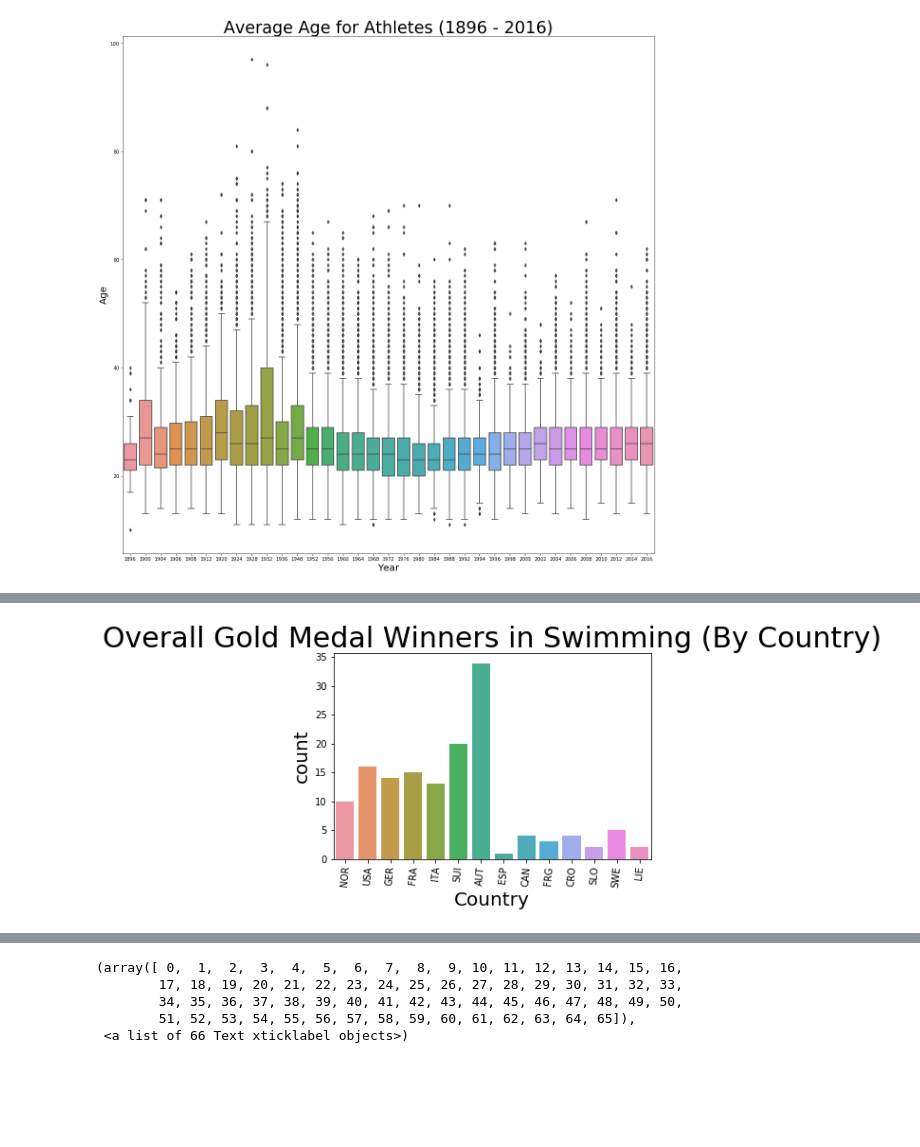
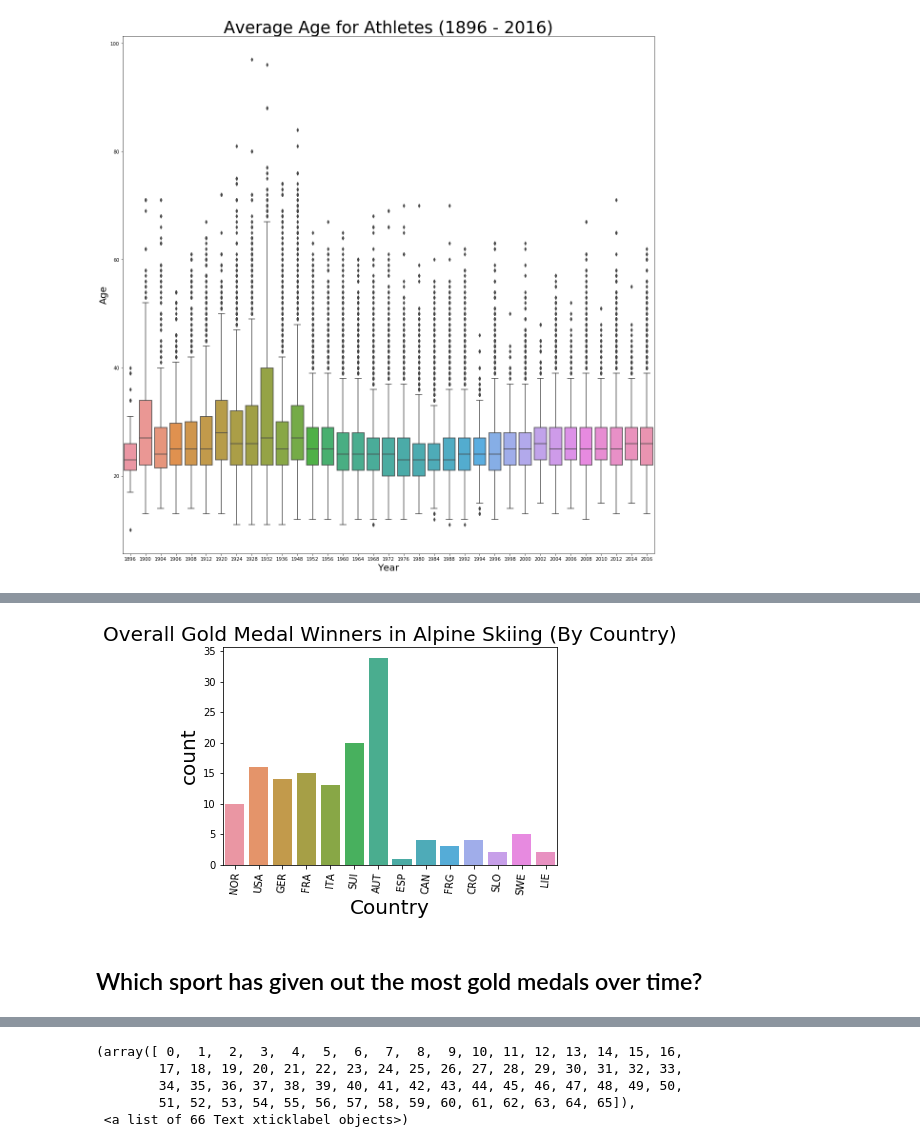
Before and after one commit to thoros2018/UNCC_Project-1, a Jupyter notebook: Athletic_Events Final Exploration and Analysis.ipynb, the cells around one changed output, grey strips where cells are left out. Drawn from its saved outputs; the diff is of its cells as text; code cells hidden in the pictures; blank space fills up the shorter version.

```diff
--- a/Athletic_Events Final Exploration and Analysis.ipynb
+++ b/Athletic_Events Final Exploration and Analysis.ipynb
@@ -282,8 +311,10 @@ winners=athlete_drop_medal[athlete_drop_medal.Medal=='Gold']
 # %%
-swimming_winners=winners[winners.Sport=='Alpine Skiing']
-sns.countplot(x="Country", data=swimming_winners)
+alpine_skiing_winners=winners[winners.Sport=='Alpine Skiing']
+sns.countplot(x="Country", data=alpine_skiing_winners)
 plt.xticks(rotation=85)
-plt.title('Overall Gold Medal Winners in Swimming (By Country)', fontsize = 30)
+plt.title('Overall Gold Medal Winners in Alpine Skiing (By Country)', fontsize = 20)
 plt.savefig("Images_swimming_gold.png")
 # %% [output]
-[figure, old version]
+[figure, new version]
+# %% [markdown]
+## Which sport has given out the most gold medals over time?
```
Also changed, not shown: parts of 21 cells of this notebook.
